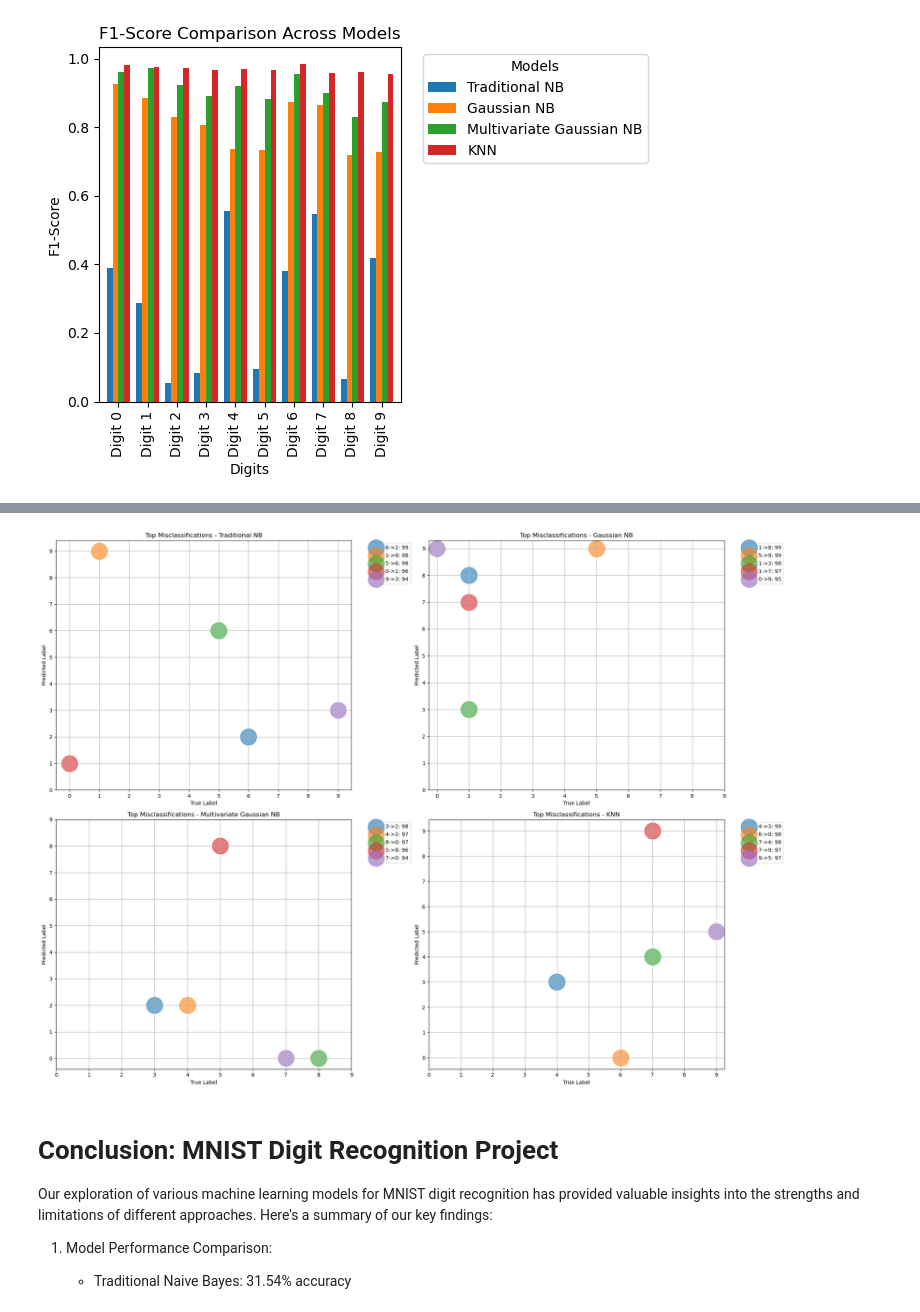
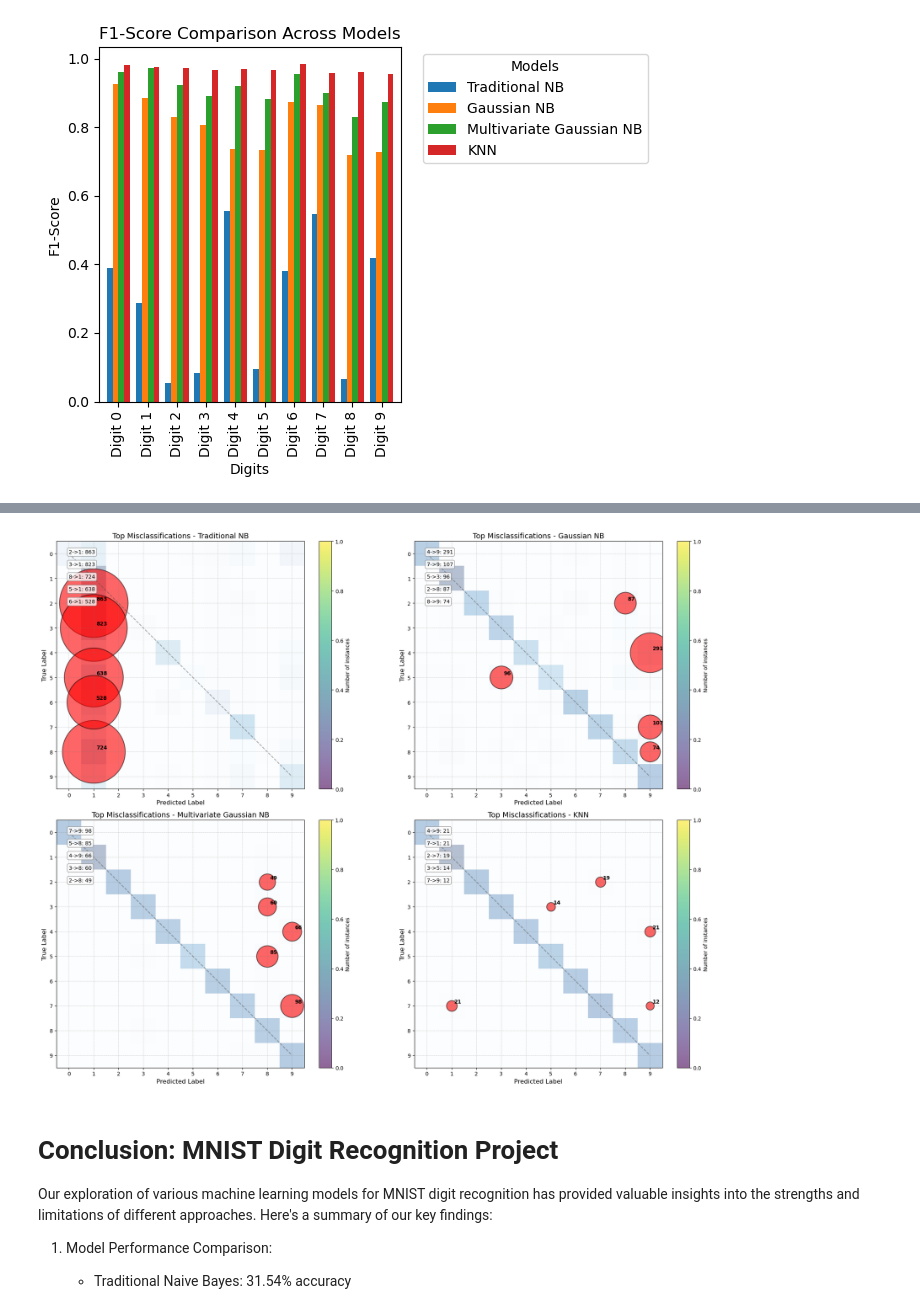
Before and after one commit to Ram9199/MNIST-Digit-Classification-using-Various-Naive-Bayes-Approaches, a Jupyter notebook: MNIST Digit Classification using Various Naive Bayes Approaches.ipynb, the cells around one changed output, grey strips where cells are left out. Saved outputs shown, nothing was run; the diff lists cells and outputs as text; code cells hidden in the pictures.

Commit message:
Update Heatmaps

```diff
--- a/MNIST Digit Classification using Various Naive Bayes Approaches.ipynb
+++ b/MNIST Digit Classification using Various Naive Bayes Approaches.ipynb
@@ -554,19 +554,19 @@ accuracy = np.mean(y_pred == y_test)
 print(f"Multivariate Gaussian Naive Bayes Accuracy: {accuracy:.4f}")
 
 # Calculate confusion matrix
-conf_matrix = np.zeros((10, 10), dtype=int)
+conf_matrix_multi = np.zeros((10, 10), dtype=int)
 for true, pred in zip(y_test, y_pred):
-    conf_matrix[true, pred] += 1
+    conf_matrix_multi[true, pred] += 1
 
 # Display confusion matrix
 print("Confusion Matrix:")
-print(conf_matrix)
+print(conf_matrix_multi)
 
 # Calculate precision, recall, and F1-score for each class
 for digit in range(10):
-    true_positives = conf_matrix[digit, digit]
-    false_positives = np.sum(conf_matrix[:, digit]) - true_positives
-    false_negatives = np.sum(conf_matrix[digit, :]) - true_positives
+    true_positives = conf_matrix_multi[digit, digit]
+    false_positives = np.sum(conf_matrix_multi[:, digit]) - true_positives
+    false_negatives = np.sum(conf_matrix_multi[digit, :]) - true_positives
 
     precision = true_positives / (true_positives + false_positives + 1e-9)
     recall = true_positives / (true_positives + false_negatives + 1e-9)
@@ -947,33 +967,59 @@ plt.show()
 # %%
+import matplotlib.pyplot as plt
+import numpy as np
+
 def top_misclassifications(cm):
     misclassifications = []
     for i in range(cm.shape[0]):
         for j in range(cm.shape[1]):
             if i != j:
                 misclassifications.append((i, j, cm[i, j]))
     return sorted(misclassifications, key=lambda x: x[2], reverse=True)[:5]
 
 plt.figure(figsize=(20, 15))
 
 for i, (model, cm) in enumerate(confusion_matrices.items()):
     top_misc = top_misclassifications(cm)
 
     plt.subplot(2, 2, i+1)
+
+    # Create a heatmap-like background
+    plt.imshow(cm, cmap='Blues', alpha=0.3)
+
+    # Plot misclassifications
     for true, pred, count in top_misc:
-        plt.scatter(true, pred, s=count*10, alpha=0.6, label=f'{true}->{pred}: {count}')
+        plt.scatter(pred, true, s=count*20, alpha=0.6, c='red',
+                    edgecolors='black', linewidth=1.5)
+        plt.annotate(f'{count}', (pred, true), xytext=(5, 5),
+                     textcoords='offset points', fontweight='bold')
 
-    plt.title(f'Top Misclassifications - {model}')
-    plt.xlabel('True Label')
-    plt.ylabel('Predicted Label')
-    plt.xticks(range(10))
-    plt.yticks(range(10))
-    plt.legend(bbox_to_anchor=(1.05, 1), loc='upper left')
-    plt.grid(True)
+    plt.title(f'Top Misclassifications - {model}', fontsize=14)
+    plt.xlabel('Predicted Label', fontsize=12)
+    plt.ylabel('True Label', fontsize=12)
+    plt.xticks(range(10), fontsize=10)
+    plt.yticks(range(10), fontsize=10)
+
+    # Add a color bar
+    plt.colorbar(label='Number of instances', orientation='vertical', fraction=0.046, pad=0.04)
+
+    # Add grid
+    plt.grid(True, which='both', linestyle='--', linewidth=0.5, color='gray', alpha=0.5)
+
+    # Add diagonal line
+    plt.plot([0, 9], [0, 9], ls="--", c=".3", alpha=0.5)
+
+    # Annotate top misclassifications
+    for idx, (true, pred, count) in enumerate(top_misc):
+        plt.annotate(f'{true}->{pred}: {count}',
+                     xy=(0.05, 0.95 - idx*0.05),
+                     xycoords='axes fraction',
+                     fontsize=10,
+                     bbox=dict(boxstyle="round,pad=0.3", fc="white", ec="gray", alpha=0.8))
 
 plt.tight_layout()
 plt.show()
 # %% [output]
-[figure, old version]
+[figure, new version]
 # %% [markdown]
 # Conclusion: MNIST Digit Recognition Project
 
```
Also changed, not shown: parts of 8 cells of this notebook, 1 other file.
